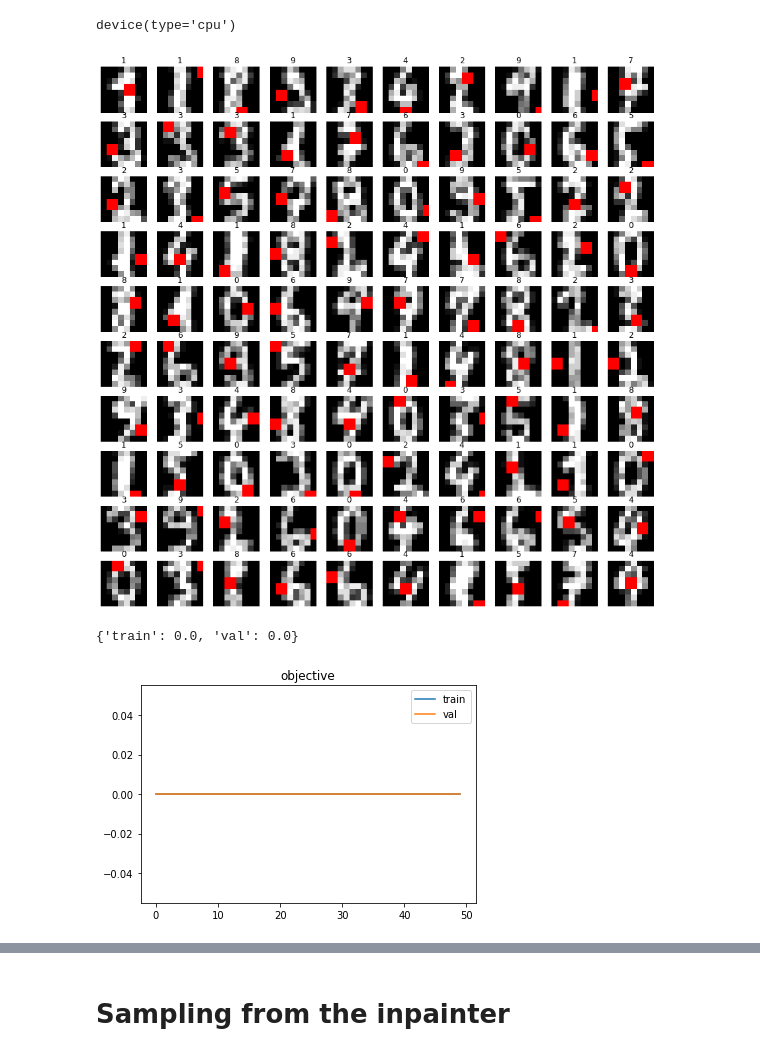
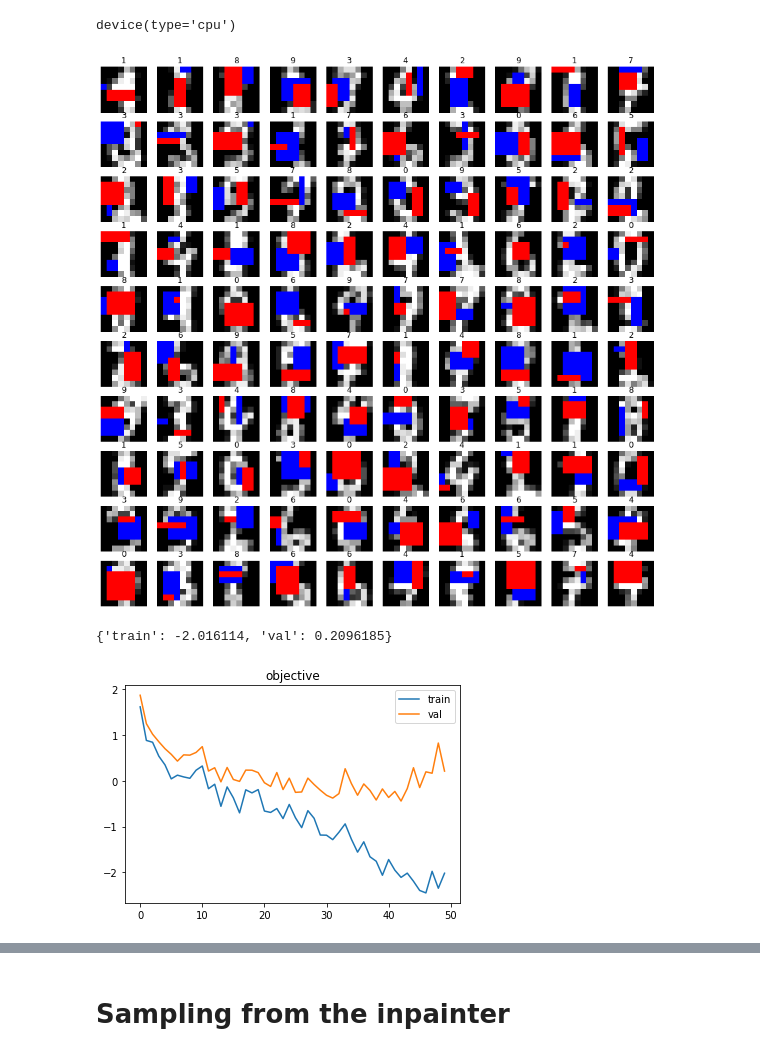
Before and after one commit to mprzewie/dmfa_inpainting, a Jupyter notebook: notebooks/digits_experiment.ipynb, the cells around one changed output, grey strips where cells are left out. Saved outputs shown, nothing was run; the diff lists cells and outputs as text; code cells hidden in the pictures.

```diff
--- a/notebooks/digits_experiment.ipynb
+++ b/notebooks/digits_experiment.ipynb
@@ -67,19 +50,19 @@ device(type='cpu')
 experiment_path = Path("../results/digits/more_visualizations")
 experiment_path.mkdir(exist_ok=True)
 # %%
-ds_train, ds_val = train_val_datasets(0)
+ds_train, ds_val = train_val_datasets()
 
 fig, axes = plt.subplots(10, 10, figsize=(15, 15))
 for i in range(100):
     (x,j), y = ds_train[i]
     ax = axes[i // 10, i%10]
     ax.set_title(f"{y}")
     vis_digit_mask(x, j,ax)
 train_fig = plt.gcf()
 train_fig.savefig(experiment_path / "train.png")
 plt.show()
 # %% [output]
-[figure, old version]
+[figure, new version]
 # %%
 classifier = MLPClassifier((100, 200, 10,), learning_rate_init=4e-3, max_iter=1000).fit(ds_train.X.reshape(-1, 64), ds_train.y)
 # %%
@@ -119,7 +102,7 @@ with (experiment_path / "inpainter.schema").open("w") as f:
 # %%
 history[-1]["losses"]["objective"]
 # %% [output]
-{'train': 0.0, 'val': 0.0}
+{'train': -2.016114, 'val': 0.2096185}
 # %%
 history_tmp = history
 history = history
@@ -138,7 +121,7 @@ for loss_name in set(history[0]["losses"].keys()):
     fig.savefig(experiment_path / f"history.{loss_name}.png")
     plt.show()
 # %% [output]
-[figure, old version]
+[figure, new version]
 # %%
 import inpainting.visualizations.samples as vis
 # %%
```
Also changed, not shown: parts of 4 cells of this notebook, 2 other files.
